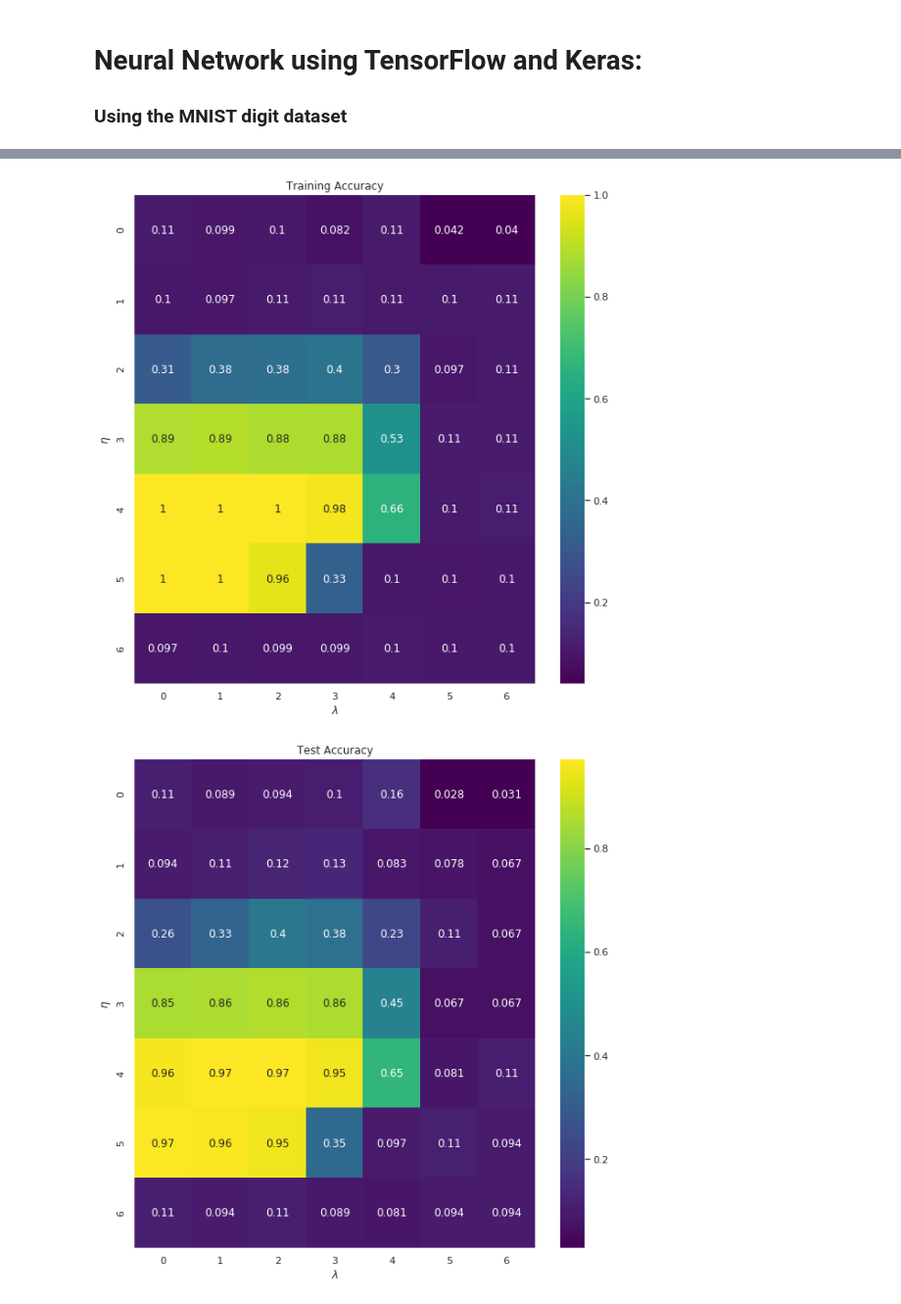
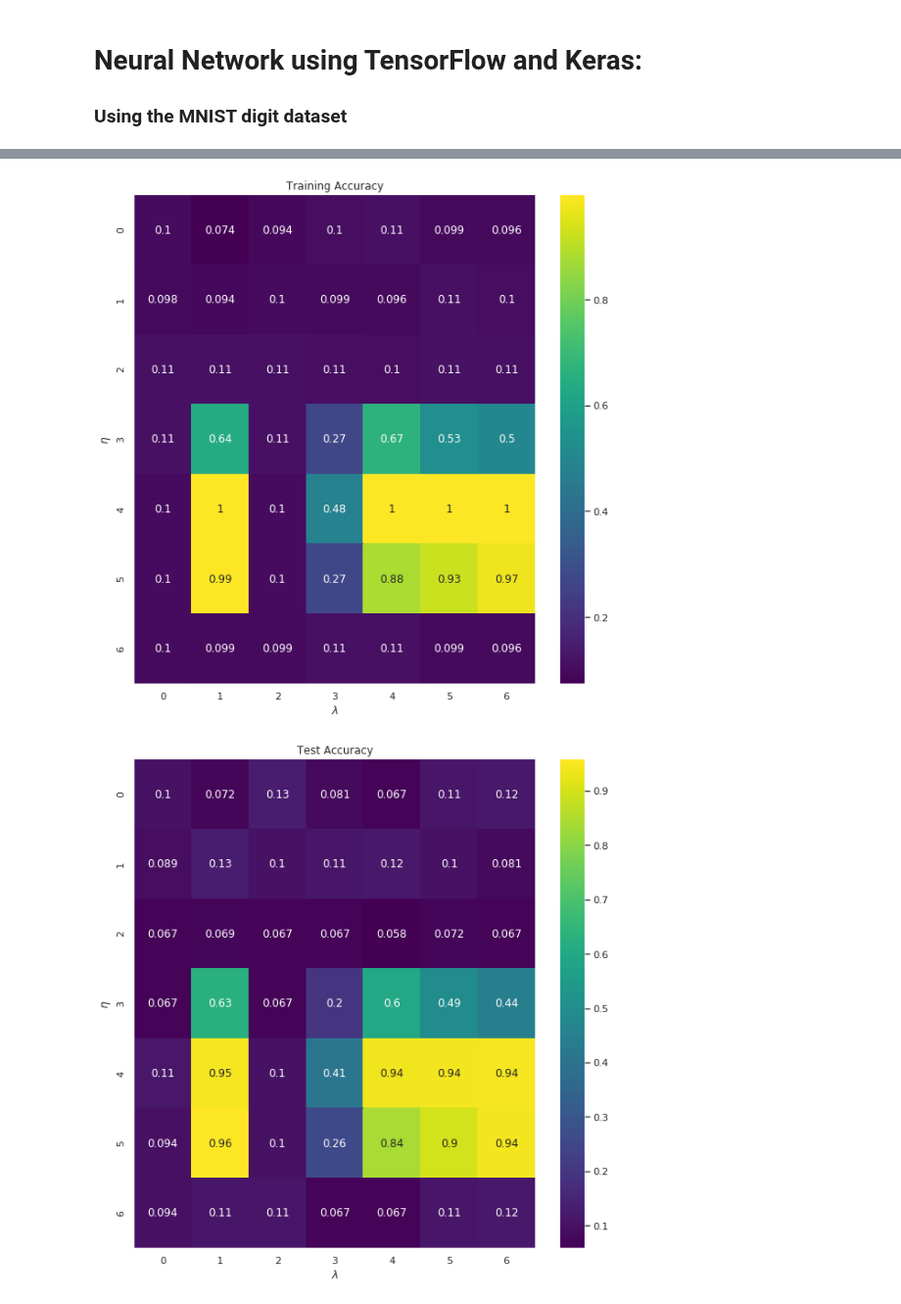
Before and after one commit to tellefs/ML-projects, a Jupyter notebook: project2/project2.ipynb, the cells around one changed output, grey strips where cells are left out. Shown at 98% size. Drawn from its saved outputs; the diff is of its cells as text; code cells hidden in the pictures.

```diff
--- a/project2/project2.ipynb
+++ b/project2/project2.ipynb
@@ -218,9 +222,11 @@ X_train, X_test, Y_train, Y_test = train_test_split(inputs, labels, train_size=t
                                                     test_size=test_size)
 # %%
 eta_vals = np.logspace(-5, 1, 7)
-lmbd_vals = np.logspace(-5, 1, 7)
+print(eta_vals)
+lmbd_vals = [1.0,0.0,0.1,0.01,0.001,0.0001,0.00001]
+print(lmbd_vals)
 epochs = 100
-batch_size = 100
+batch_size = 50
 sns.set()
 
 DNN_keras = np.zeros((len(eta_vals), len(lmbd_vals)), dtype=object)
@@ -230,7 +236,7 @@ test_accuracy = np.zeros((len(eta_vals), len(lmbd_vals)))
 
 for i, eta in enumerate(eta_vals):
     for j, lmbd in enumerate(lmbd_vals):
-        DNN = Create_NeuralNetwork_Keras(n_neurons_layer1=100, n_neurons_layer2=50, n_categories=10,
+        DNN = Create_NeuralNetwork_Keras(n_neurons_layer1=50, n_neurons_layer2=50, n_neurons_layer3=50, n_categories=10,
                                          eta=eta, lmbd=lmbd, activation='softmax', activation_layers='sigmoid')
         DNN.fit(X_train, Y_train, epochs=epochs, batch_size=batch_size, verbose=0)
         scores = DNN.evaluate(X_test, Y_test)
@@ -239,6 +245,12 @@ for i, eta in enumerate(eta_vals):
 
         train_accuracy[i][j] = DNN.evaluate(X_train, Y_train)[1]
         test_accuracy[i][j] = DNN.evaluate(X_test, Y_test)[1]
+        if(eta==0.01 and lmbd==0):
+            print("################################################")
+            print(eta, lmbd, "train accuracy=",train_accuracy[i][j], "test accuracy=", test_accuracy[i][j])
+        if(eta==0.01 and lmbd==0.001):
+            print("################################################")
+            print(eta, lmbd, "train accuracy=",train_accuracy[i][j], "test accuracy=", test_accuracy[i][j])
 
 
 fig, ax = plt.subplots(figsize = (10, 10))
@@ -275,2 +287,2 @@ plt.show()
-[figure, old version]
+[figure, new version]
-[figure, old version]
+[figure, new version]
```
Also changed, not shown: parts of 5 cells of this notebook, 32 other files.
